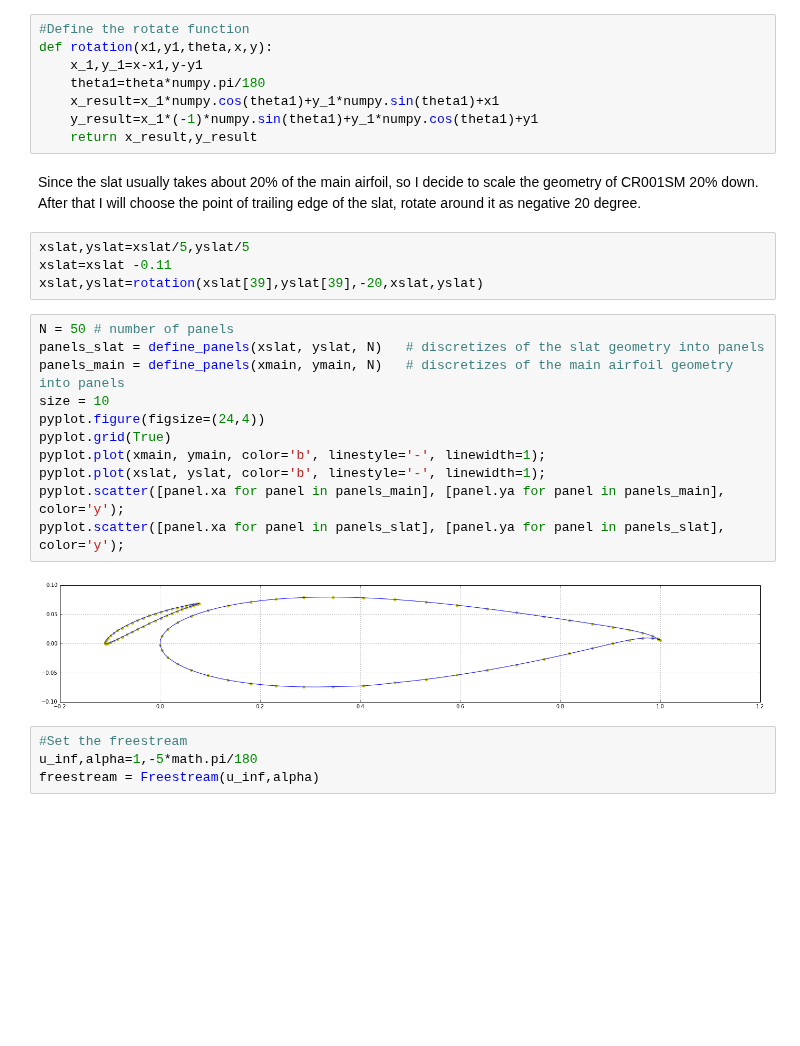
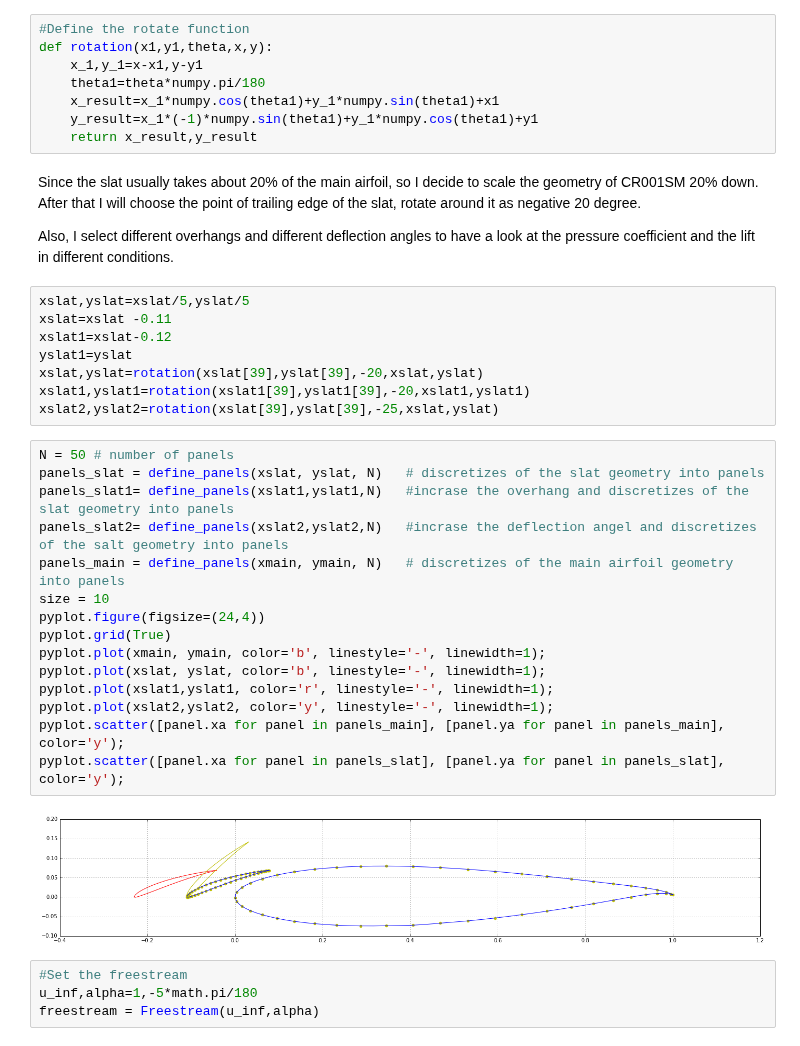
Before and after one commit to barbagroup/AeroPython-studentprojects2017, a Jupyter notebook: jiangtianliu/Jiangtian's_finalproject.ipynb, the cells around one changed output. Drawn from its saved outputs; the diff is of its cells as text; blank space fills up the shorter version.

Commit message:
used different angle and gap distance

```diff
--- a/jiangtianliu/Jiangtian's_finalproject.ipynb
+++ b/jiangtianliu/Jiangtian's_finalproject.ipynb
@@ -179,23 +179,33 @@ def rotation(x1,y1,theta,x,y):
     return x_result,y_result
 # %% [markdown]
 Since the slat usually takes about 20% of the main airfoil, so I decide to scale the geometry of CR001SM 20% down. After that I will choose the point of trailing edge of the slat, rotate around it as negative 20 degree.
+
+Also, I select different overhangs and different deflection angles to have a look at the pressure coefficient and the lift in different conditions.
 # %%
 xslat,yslat=xslat/5,yslat/5
 xslat=xslat -0.11
+xslat1=xslat-0.12
+yslat1=yslat
 xslat,yslat=rotation(xslat[39],yslat[39],-20,xslat,yslat)
+xslat1,yslat1=rotation(xslat1[39],yslat1[39],-20,xslat1,yslat1)
+xslat2,yslat2=rotation(xslat[39],yslat[39],-25,xslat,yslat)
 # %%
 N = 50 # number of panels
 panels_slat = define_panels(xslat, yslat, N)   # discretizes of the slat geometry into panels
+panels_slat1= define_panels(xslat1,yslat1,N)   #incrase the overhang and discretizes of the slat geometry into panels
+panels_slat2= define_panels(xslat2,yslat2,N)   #incrase the deflection angel and discretizes of the salt geometry into panels
 panels_main = define_panels(xmain, ymain, N)   # discretizes of the main airfoil geometry into panels
 size = 10
 pyplot.figure(figsize=(24,4))
 pyplot.grid(True)
 pyplot.plot(xmain, ymain, color='b', linestyle='-', linewidth=1);
 pyplot.plot(xslat, yslat, color='b', linestyle='-', linewidth=1);
+pyplot.plot(xslat1,yslat1, color='r', linestyle='-', linewidth=1);
+pyplot.plot(xslat2,yslat2, color='y', linestyle='-', linewidth=1);
 pyplot.scatter([panel.xa for panel in panels_main], [panel.ya for panel in panels_main], color='y');
 pyplot.scatter([panel.xa for panel in panels_slat], [panel.ya for panel in panels_slat], color='y');
 # %% [output]
-[figure, old version]
+[figure, new version]
 # %%
 #Set the freestream
 u_inf,alpha=1,-5*math.pi/180
```
Also changed, not shown: parts of 7 cells of this notebook.
